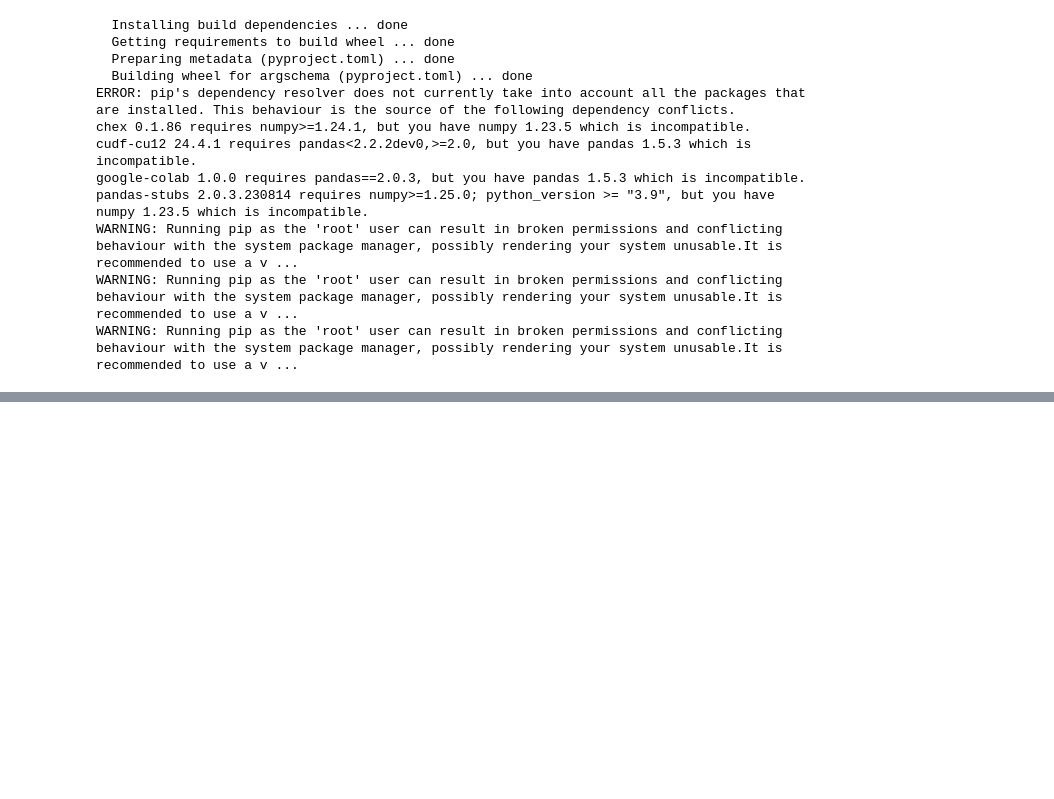
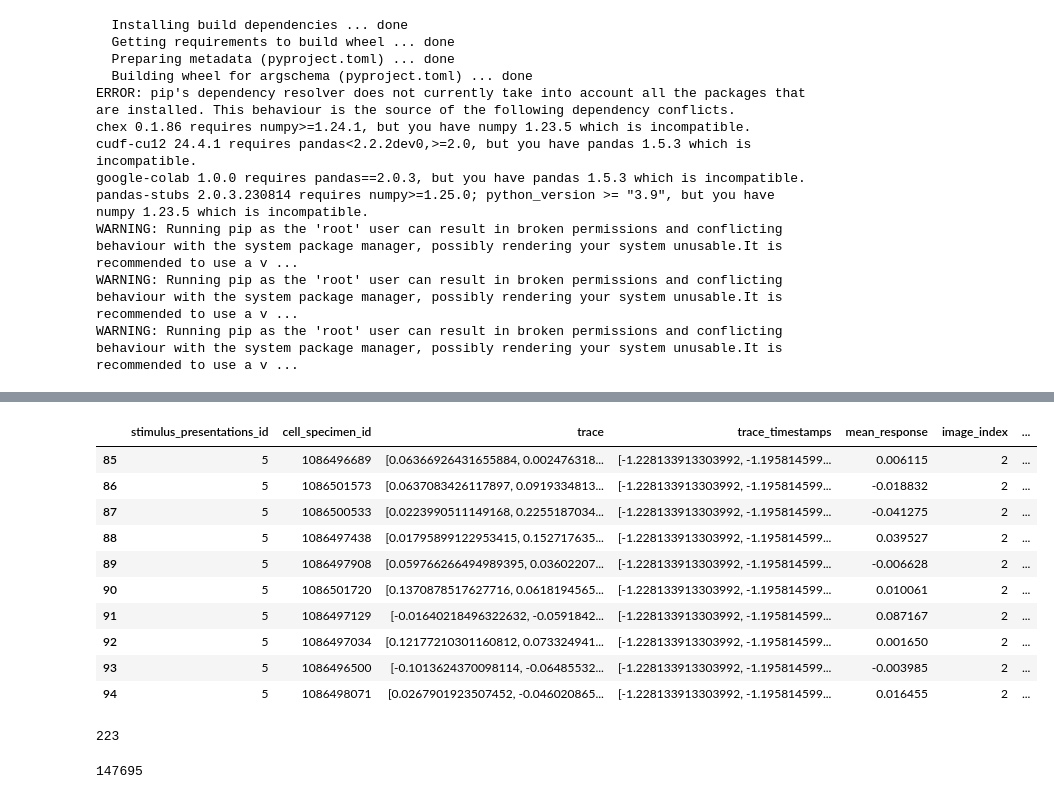
Before and after one commit to yeticheese/NMA_2024_Zealous_Sedum_CN, a Jupyter notebook: notebooks/A_Preprocessing.ipynb, the cells around one changed output, grey strips where cells are left out. Cells and saved outputs as stored; diff of their text form; code cells hidden in the pictures; blank space fills up the shorter version.

```diff
--- a/notebooks/A_Preprocessing.ipynb
+++ b/notebooks/A_Preprocessing.ipynb
@@ -44,0 +105,23 @@ pd.set_option('display.max_columns', 500)
+# %%
+trimmed_data = data[['stimulus_presentations_id','cell_specimen_id','trace','trace_timestamps','mean_response','image_index','omitted','mean_running_speed','mean_pupil_area','rewarded','imaging_depth','cre_line','exposure_level','mouse_id']]
+trimmed_data.head(10)
+# %% [output]
+|  | stimulus_presentations_id | cell_specimen_id | trace | trace_timestamps | mean_response | image_index | ... |
+| 85 | 5 | 1086496689 | [0.06366926431655884, 0.002476318... | [-1.228133913303992, -1.195814599... | 0.006115 | 2 | ... |
+| 86 | 5 | 1086501573 | [0.0637083426117897, 0.0919334813... | [-1.228133913303992, -1.195814599... | -0.018832 | 2 | ... |
+| 87 | 5 | 1086500533 | [0.0223990511149168, 0.2255187034... | [-1.228133913303992, -1.195814599... | -0.041275 | 2 | ... |
+| 88 | 5 | 1086497438 | [0.01795899122953415, 0.152717635... | [-1.228133913303992, -1.195814599... | 0.039527 | 2 | ... |
+| 89 | 5 | 1086497908 | [0.059766266494989395, 0.03602207... | [-1.228133913303992, -1.195814599... | -0.006628 | 2 | ... |
+| 90 | 5 | 1086501720 | [0.1370878517627716, 0.0618194565... | [-1.228133913303992, -1.195814599... | 0.010061 | 2 | ... |
+| 91 | 5 | 1086497129 | [-0.01640218496322632, -0.0591842... | [-1.228133913303992, -1.195814599... | 0.087167 | 2 | ... |
+| 92 | 5 | 1086497034 | [0.12177210301160812, 0.073324941... | [-1.228133913303992, -1.195814599... | 0.001650 | 2 | ... |
+| 93 | 5 | 1086496500 | [-0.1013624370098114, -0.06485532... | [-1.228133913303992, -1.195814599... | -0.003985 | 2 | ... |
+| 94 | 5 | 1086498071 | [0.0267901923507452, -0.046020865... | [-1.228133913303992, -1.195814599... | 0.016455 | 2 | ... |
+# %%
+len(trimmed_data.cell_specimen_id.unique())
+# %% [output]
+223
+# %%
+len(trimmed_data.index.unique())
+# %% [output]
+147695
```
Also changed, not shown: parts of 11 cells of this notebook.
